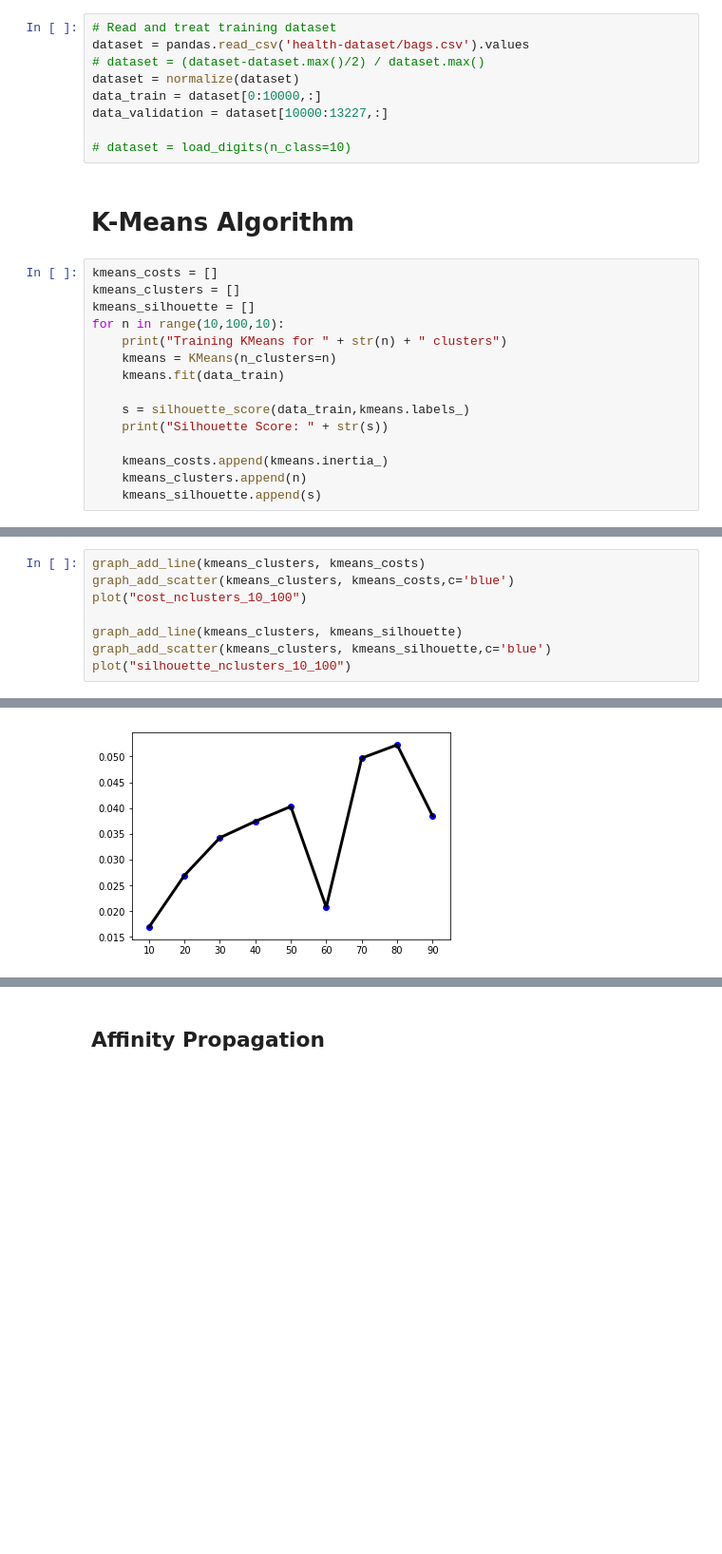
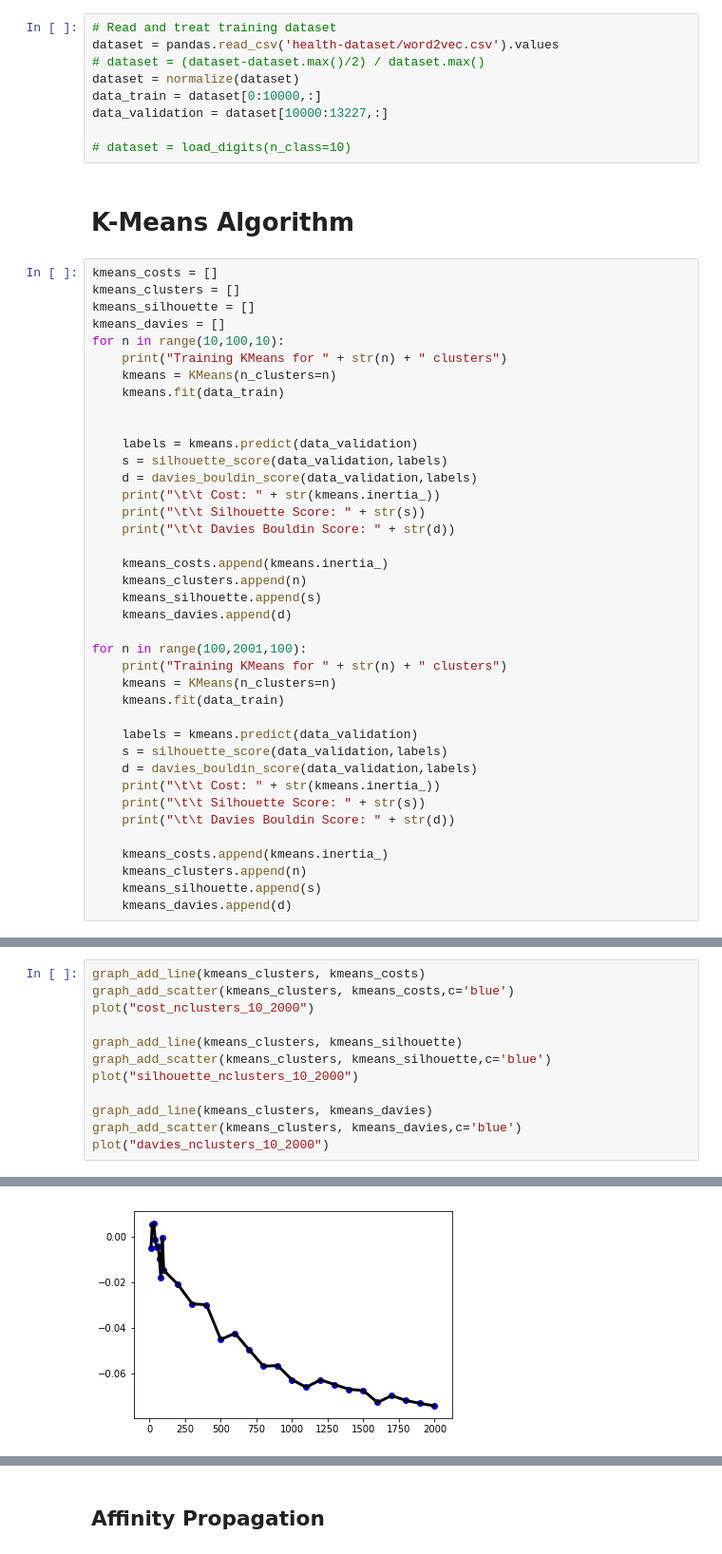
Before and after one commit to matheusmortatti/Machine-Learning-Class, a Jupyter notebook: Assignment03/assignment03.ipynb, the cells around one changed output, grey strips where cells are left out. Shown at 95% size. Drawn from its saved outputs; the diff is of its cells as text; blank space fills up the shorter version.

```diff
--- a/Assignment03/assignment03.ipynb
+++ b/Assignment03/assignment03.ipynb
@@ -70,7 +69,7 @@ data_reader = DataReader()
 # Read Dataset
 # %%
 # Read and treat training dataset
-dataset = pandas.read_csv('health-dataset/bags.csv').values
+dataset = pandas.read_csv('health-dataset/word2vec.csv').values
 # dataset = (dataset-dataset.max()/2) / dataset.max()
 dataset = normalize(dataset)
 data_train = dataset[0:10000,:]
@@ -83,16 +82,40 @@ data_validation = dataset[10000:13227,:]
 kmeans_costs = []
 kmeans_clusters = []
 kmeans_silhouette = []
+kmeans_davies = []
 for n in range(10,100,10):
     print("Training KMeans for " + str(n) + " clusters")
     kmeans = KMeans(n_clusters=n)
     kmeans.fit(data_train)
 
-    s = silhouette_score(data_train,kmeans.labels_)
-    print("Silhouette Score: " + str(s))
+
+    labels = kmeans.predict(data_validation)
+    s = silhouette_score(data_validation,labels)
+    d = davies_bouldin_score(data_validation,labels)
+    print("\t\t Cost: " + str(kmeans.inertia_))
+    print("\t\t Silhouette Score: " + str(s))
+    print("\t\t Davies Bouldin Score: " + str(d))
 
     kmeans_costs.append(kmeans.inertia_)
     kmeans_clusters.append(n)
     kmeans_silhouette.append(s)
+    kmeans_davies.append(d)
+
+for n in range(100,2001,100):
+    print("Training KMeans for " + str(n) + " clusters")
+    kmeans = KMeans(n_clusters=n)
+    kmeans.fit(data_train)
+
+    labels = kmeans.predict(data_validation)
+    s = silhouette_score(data_validation,labels)
+    d = davies_bouldin_score(data_validation,labels)
+    print("\t\t Cost: " + str(kmeans.inertia_))
+    print("\t\t Silhouette Score: " + str(s))
+    print("\t\t Davies Bouldin Score: " + str(d))
+
+    kmeans_costs.append(kmeans.inertia_)
+    kmeans_clusters.append(n)
+    kmeans_silhouette.append(s)
+    kmeans_davies.append(d)
 # %% [output]
 Training KMeans for 10 clusters
@@ -116,9 +138,13 @@ Silhouette Score: 0.03848079690173289
 # %%
 graph_add_line(kmeans_clusters, kmeans_costs)
 graph_add_scatter(kmeans_clusters, kmeans_costs,c='blue')
-plot("cost_nclusters_10_100")
+plot("cost_nclusters_10_2000")
 
 graph_add_line(kmeans_clusters, kmeans_silhouette)
 graph_add_scatter(kmeans_clusters, kmeans_silhouette,c='blue')
-plot("silhouette_nclusters_10_100")
+plot("silhouette_nclusters_10_2000")
+
+graph_add_line(kmeans_clusters, kmeans_davies)
+graph_add_scatter(kmeans_clusters, kmeans_davies,c='blue')
+plot("davies_nclusters_10_2000")
 # %% [output]
@@ -126 +152 @@ plot("silhouette_nclusters_10_100")
-[figure, old version]
+[figure, new version]
```
Also changed, not shown: parts of 18 cells of this notebook, 6 other files.
